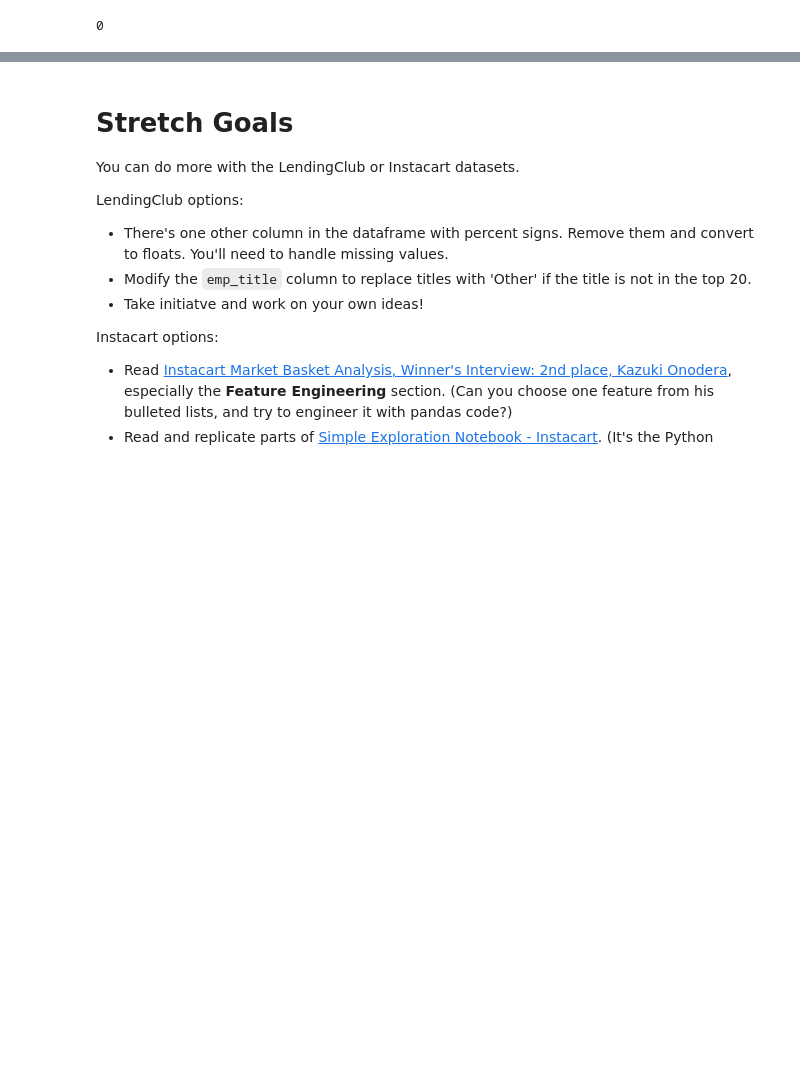
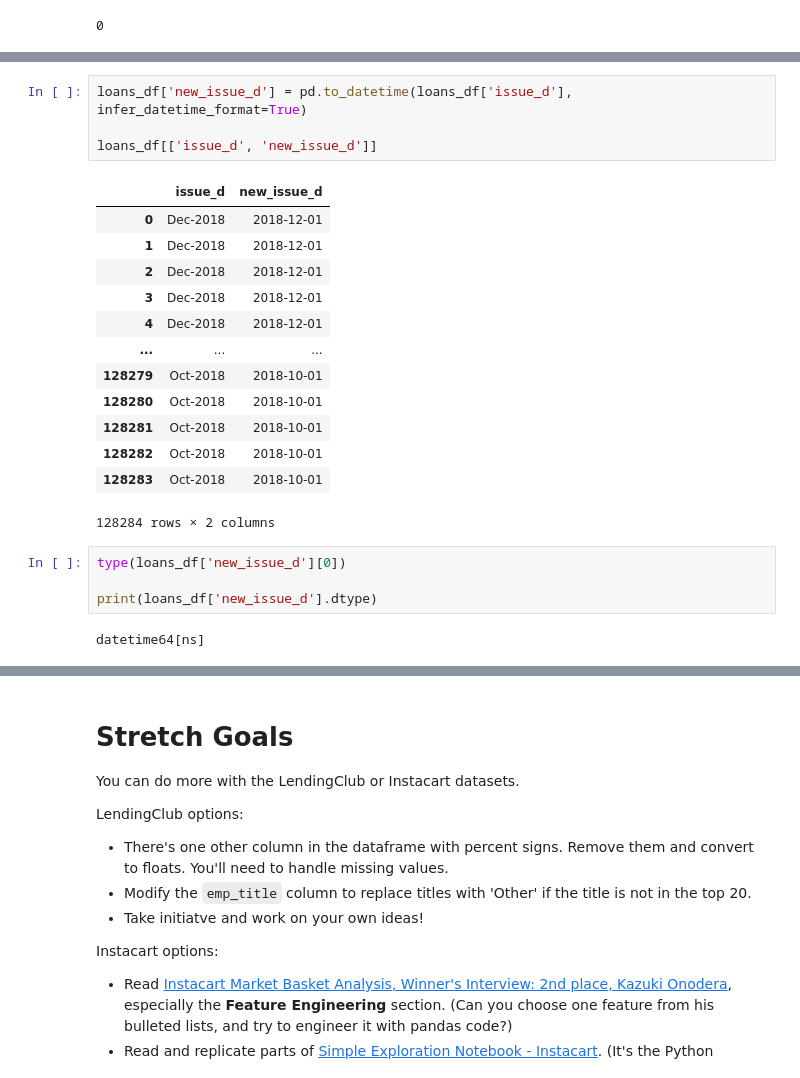
Before and after one commit to marianvinas/DS-Unit-1-Sprint-1-Data-Wrangling-and-Storytelling-1, a Jupyter notebook: module2-make-features/LS_DS_112_Make_Features_Assignment.ipynb, the cells around one changed output, grey strips where cells are left out. Cells and saved outputs as stored; diff of their text form; blank space fills up the shorter version.

```diff
--- a/module2-make-features/LS_DS_112_Make_Features_Assignment.ipynb
+++ b/module2-make-features/LS_DS_112_Make_Features_Assignment.ipynb
@@ -312,0 +354,24 @@ loans_df['loan_status_cleaned'].isnull().sum()
+# %%
+loans_df['new_issue_d'] = pd.to_datetime(loans_df['issue_d'], infer_datetime_format=True)
+
+loans_df[['issue_d', 'new_issue_d']]
+# %% [output]
+|  | issue_d | new_issue_d |
+| 0 | Dec-2018 | 2018-12-01 |
+| 1 | Dec-2018 | 2018-12-01 |
+| 2 | Dec-2018 | 2018-12-01 |
+| 3 | Dec-2018 | 2018-12-01 |
+| 4 | Dec-2018 | 2018-12-01 |
+| ... | ... | ... |
+| 128279 | Oct-2018 | 2018-10-01 |
+| 128280 | Oct-2018 | 2018-10-01 |
+| 128281 | Oct-2018 | 2018-10-01 |
+| 128282 | Oct-2018 | 2018-10-01 |
+| 128283 | Oct-2018 | 2018-10-01 |
+128284 rows × 2 columns
+# %%
+type(loans_df['new_issue_d'][0])
+
+print(loans_df['new_issue_d'].dtype)
+# %% [output]
+datetime64[ns]
```
Also changed, not shown: parts of 9 cells of this notebook.
